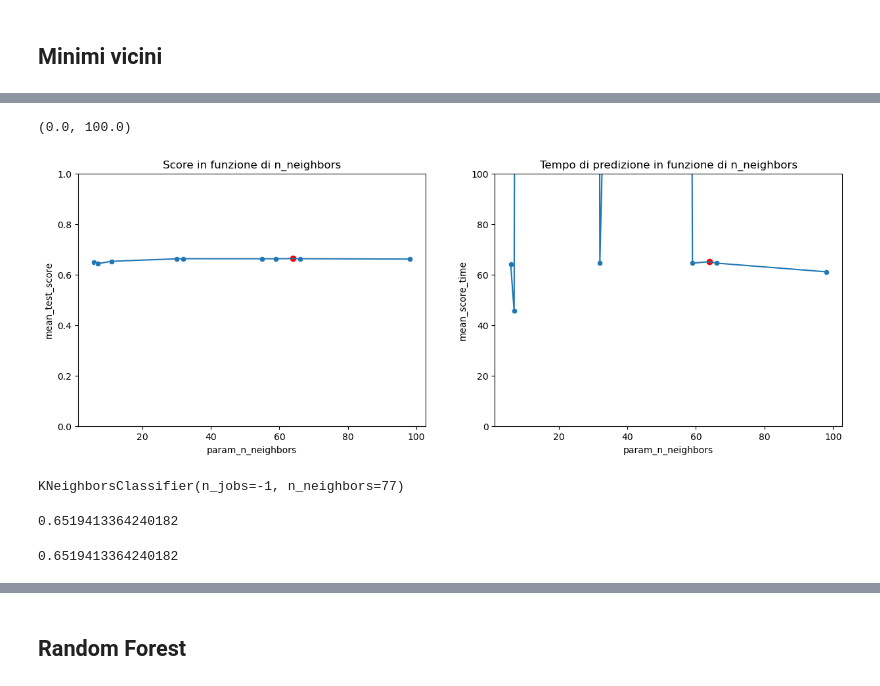
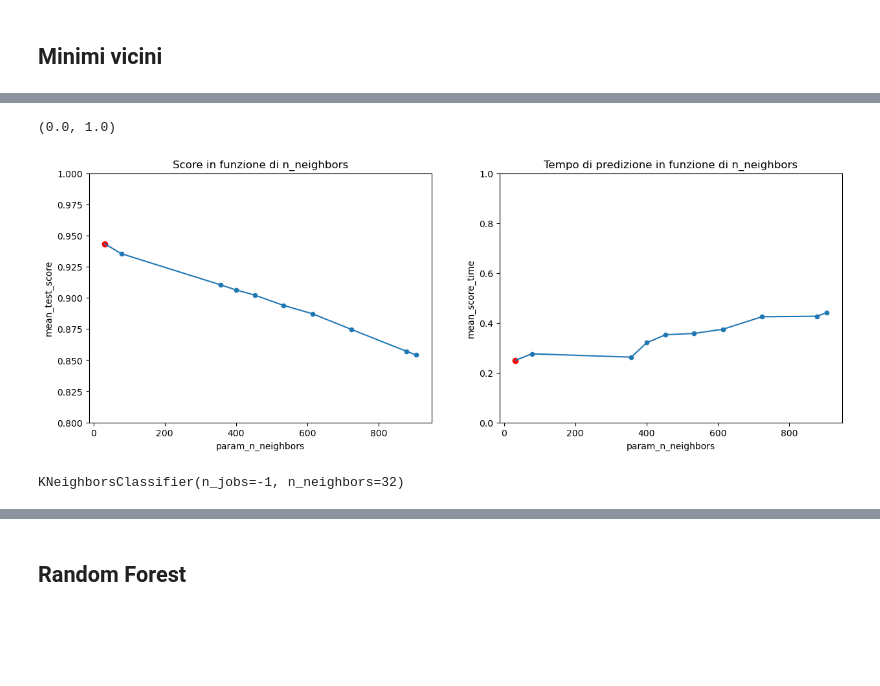
Before and after one commit to AngeloLongano/classification_PneumoniaMNIST, a Jupyter notebook: analysis.ipynb, the cells around one changed output, grey strips where cells are left out. Drawn from its saved outputs; the diff is of its cells as text; code cells hidden in the pictures; blank space fills up the shorter version.

```diff
--- a/analysis.ipynb
+++ b/analysis.ipynb
@@ -91,8 +78,5 @@ X_test = X_test.reshape(X_test.shape[0],-1)
 # %%
 scaler = StandardScaler().set_output(transform="pandas")
 
-X_train_scaled = scaler.fit_transform(X_train)
-X_test_scaled = scaler.fit_transform(X_test)
+X_train = scaler.fit_transform(X_train)
+X_test = scaler.fit_transform(X_test)
-# %%
-Y_train = np.argmax(Y_train, axis=1)
-Y_test = np.argmax(Y_test, axis=1)
@@ -98,0 +93,3 @@ Y_test = np.argmax(Y_test, axis=1)
+# %%
+Y_train = ravel(Y_train)
+Y_test = ravel(Y_test)
@@ -155,7 +115,7 @@ Name: count, dtype: int64
 # %% [markdown]
 ## Minimi vicini
 # %%
-grid = RandomizedSearchCV(KNeighborsClassifier(n_jobs=-1), {'n_neighbors': range(1, 100)}, n_iter=10, n_jobs=-1,)
-search_params = grid.fit(X_train_scaled, Y_train_binary)
+grid = RandomizedSearchCV(KNeighborsClassifier(n_jobs=-1), {'n_neighbors': range(1, 1000)}, n_iter=10, n_jobs=-1,random_state=0)
+search_params = grid.fit(X_train, Y_train)
 search_params.best_params_
 # %% [output]
@@ -185,27 +141,24 @@ df[["rank_test_score","param_n_neighbors","mean_test_score","mean_score_time"]].
 # %%
 fig, ax = plt.subplots(ncols=2, figsize=(15,5))
 
 sns.lineplot(data=df, x='param_n_neighbors', y='mean_test_score', ax=ax[0]).set_title('Score in funzione di n_neighbors')
 sns.scatterplot(data=df, x='param_n_neighbors', y='mean_test_score', ax=ax[0])
 # visualizza in rosso il miglior modello
 best = df.iloc[0]
+best_n_neighbors = best.param_n_neighbors
 ax[0].scatter(best.param_n_neighbors, best.mean_test_score, color='red')
-ax[0].set_ylim(0,1)
+ax[0].set_ylim(0.8,1)
 
 sns.lineplot(data=df, x='param_n_neighbors', y='mean_score_time', ax=ax[1]).set_title('Tempo di predizione in funzione di n_neighbors')
 sns.scatterplot(data=df, x='param_n_neighbors', y='mean_score_time', ax=ax[1])
 ax[1].scatter(best.param_n_neighbors, best.mean_score_time, color='red')
-ax[1].set_ylim(0,100)
+ax[1].set_ylim(0,1)
 # %% [output]
-(0.0, 100.0)
+(0.0, 1.0)
-[figure, old version]
+[figure, new version]
 # %%
-cls = KNeighborsClassifier(n_neighbors=64, n_jobs=-1)
-cls.fit(X_train_scaled, Y_train_binary)
+cls = KNeighborsClassifier(n_neighbors=best_n_neighbors,n_jobs=-1)
+cls.fit(X_train, Y_train)
 # %% [output]
-KNeighborsClassifier(n_jobs=-1, n_neighbors=77)
+KNeighborsClassifier(n_jobs=-1, n_neighbors=32)
-# %%
-cls.score(X_test_scaled, Y_test_binary)
-# %% [output]
-0.6519413364240182
 # %%
@@ -213,4 +165,0 @@ y_pred_binary_kn = cls.predict(X_test_scaled)
-# %%
-accuracy_score(Y_test_binary, y_pred_binary_kn)
-# %% [output]
-0.6519413364240182
```
Also changed, not shown: parts of 122 cells of this notebook, 1 other file.
